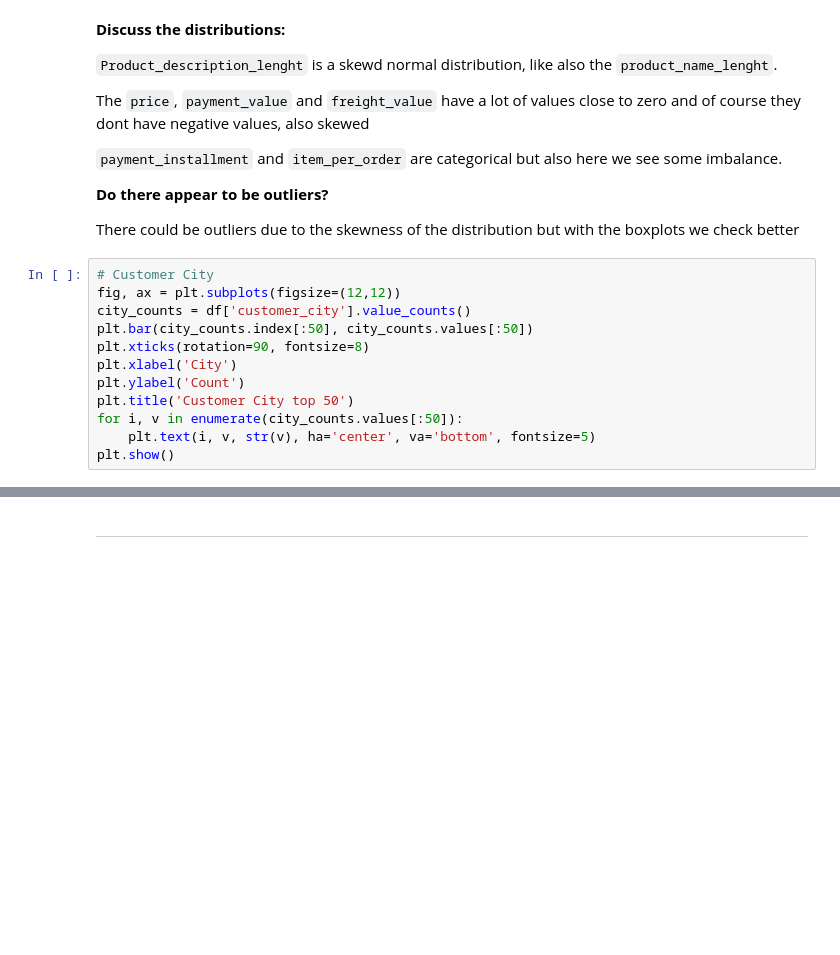
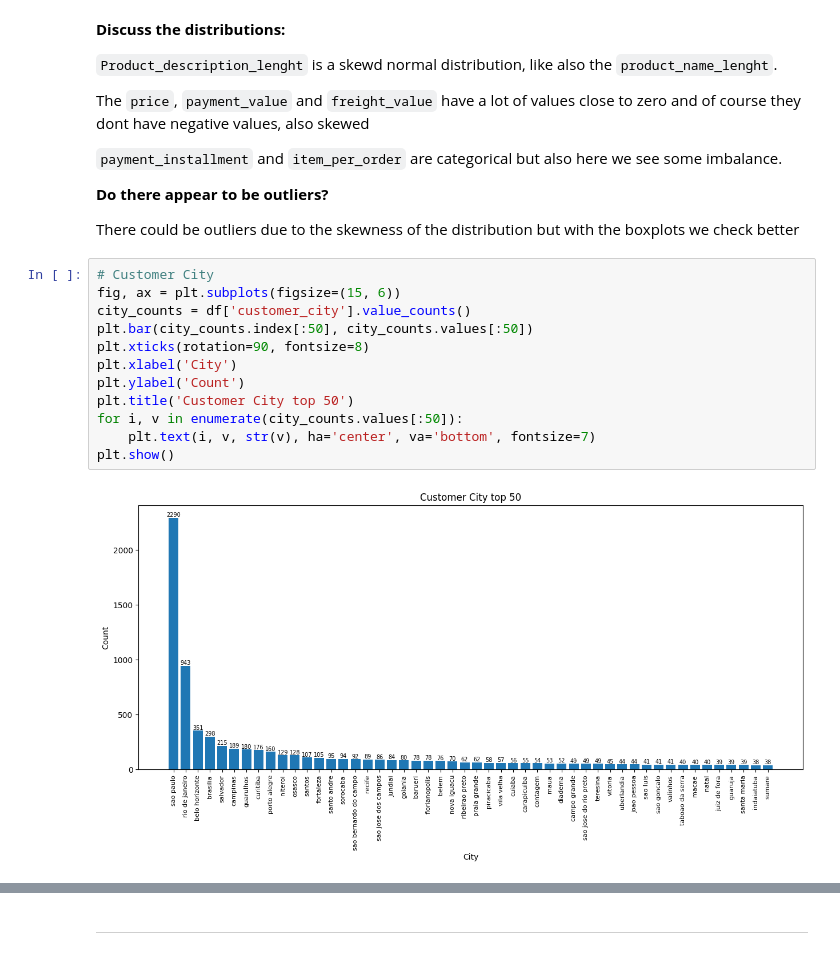
Before and after one commit to prffraia/Machine_Learning, a Jupyter notebook: 01_EDA.ipynb, the cells around one changed output, grey strips where cells are left out. Cells and saved outputs as stored; diff of their text form; blank space fills up the shorter version.

```diff
--- a/01_EDA.ipynb
+++ b/01_EDA.ipynb
@@ -142,15 +142,17 @@ The `price`, `payment_value` and `freight_value` have a lot of values close to z
 There could be outliers due to the skewness of the distribution but with the boxplots we check better
 # %%
 # Customer City
-fig, ax = plt.subplots(figsize=(12,12))
+fig, ax = plt.subplots(figsize=(15, 6))
 city_counts = df['customer_city'].value_counts()
 plt.bar(city_counts.index[:50], city_counts.values[:50])
 plt.xticks(rotation=90, fontsize=8)
 plt.xlabel('City')
 plt.ylabel('Count')
 plt.title('Customer City top 50')
 for i, v in enumerate(city_counts.values[:50]):
-    plt.text(i, v, str(v), ha='center', va='bottom', fontsize=5)
+    plt.text(i, v, str(v), ha='center', va='bottom', fontsize=7)
 plt.show()
+# %% [output]
+[figure, added]
 # %%
 # Seller City
```
Also changed, not shown: parts of 7 cells of this notebook.
